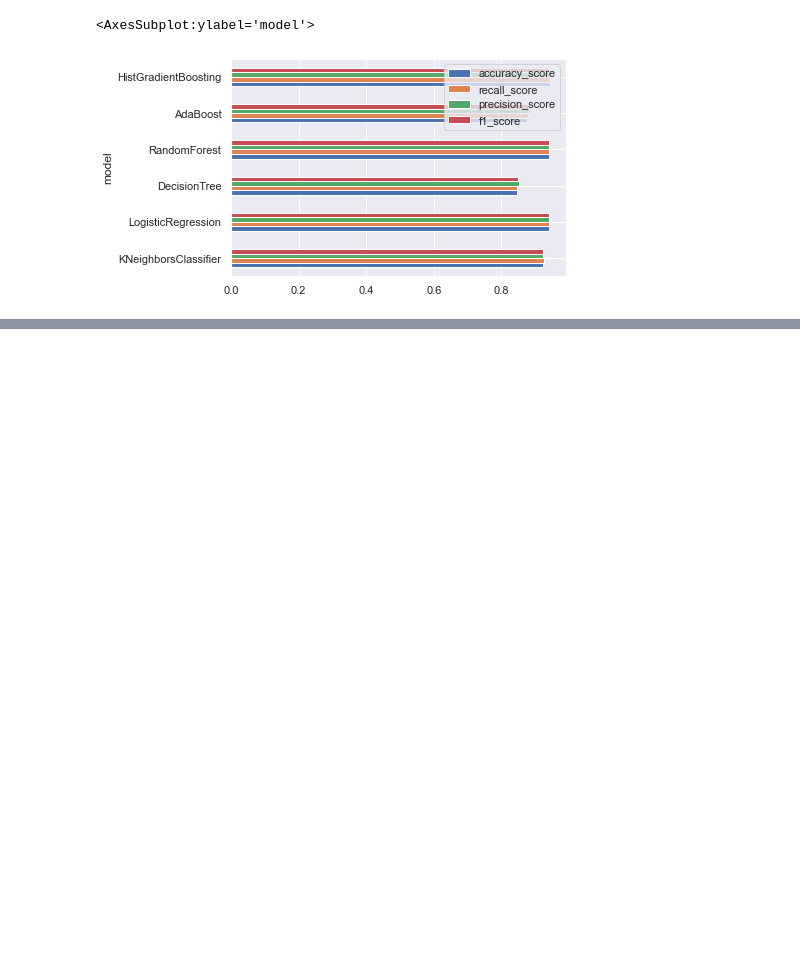
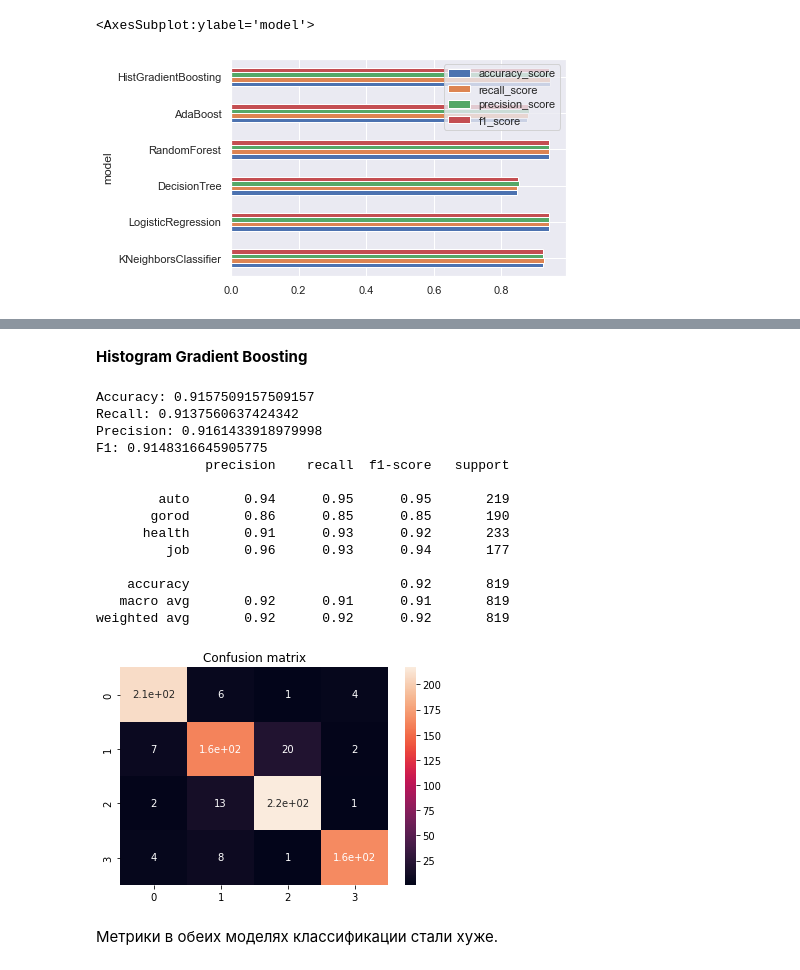
Before and after one commit to avmusatov/NLP, a Jupyter notebook: lab 2/text_analysis_lab2_Musatov_Anton.ipynb, the cells around one changed output, grey strips where cells are left out. Cells and saved outputs as stored; diff of their text form; code cells hidden in the pictures; blank space fills up the shorter version.

```diff
--- a/lab 2/text_analysis_lab2_Musatov_Anton.ipynb
+++ b/lab 2/text_analysis_lab2_Musatov_Anton.ipynb
@@ -832,0 +938,26 @@ TestModels.plot.barh()
+# %% [markdown]
+**Histogram Gradient Boosting**
+# %%
+classifier = HistGradientBoostingClassifier(learning_rate=0.1)
+classifier.fit(X_train, y_train)
+y_pred = classifier.predict(X_test)
+# %%
+print_report(y_test, y_pred)
+# %% [output]
+Accuracy: 0.9157509157509157
+Recall: 0.9137560637424342
+Precision: 0.9161433918979998
+F1: 0.9148316645905775
+              precision    recall  f1-score   support
+
+        auto       0.94      0.95      0.95       219
+       gorod       0.86      0.85      0.85       190
+      health       0.91      0.93      0.92       233
+         job       0.96      0.93      0.94       177
+
+    accuracy                           0.92       819
+   macro avg       0.92      0.91      0.91       819
+weighted avg       0.92      0.92      0.92       819
+[figure, added]
+# %% [markdown]
+Метрики в обеих моделях классификации стали хуже.
```
Also changed, not shown: parts of 30 cells of this notebook, 6 other files.
